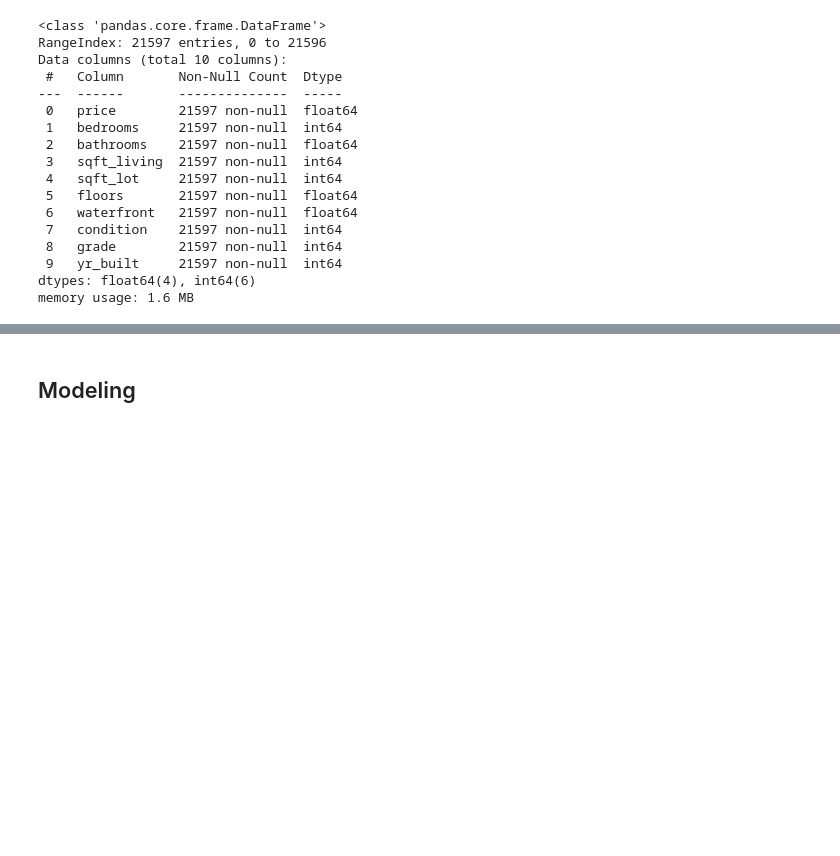
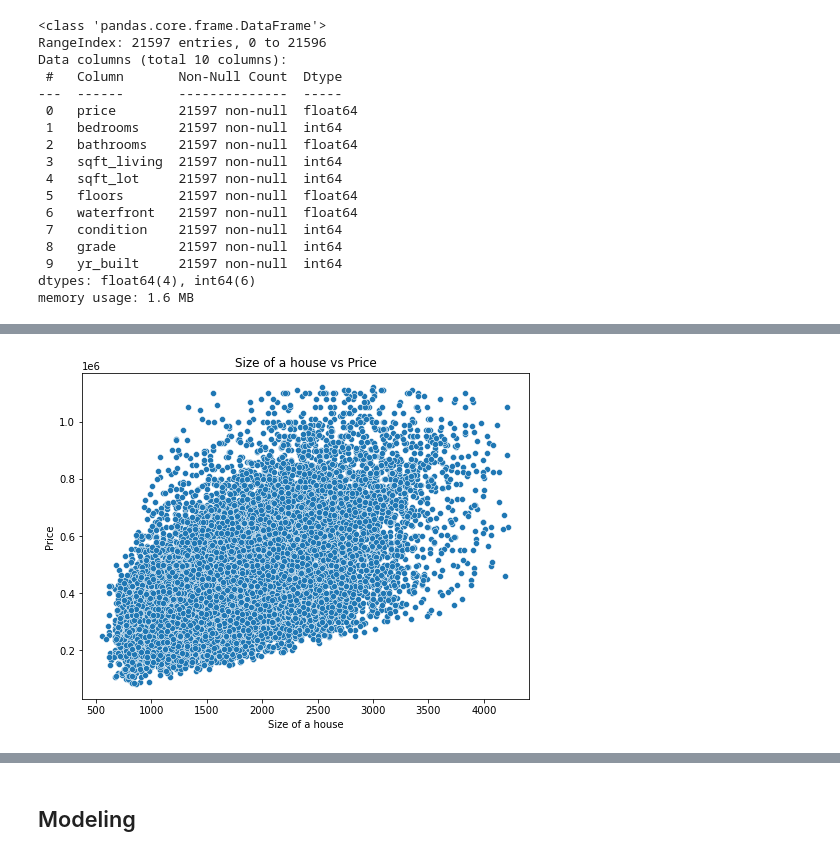
Before and after one commit to Leila-Nyambura/king-county-house-price-prediction-LRM, a Jupyter notebook: Edwin.ipynb, the cells around one changed output, grey strips where cells are left out. Saved outputs shown, nothing was run; the diff lists cells and outputs as text; code cells hidden in the pictures; blank space fills up the shorter version.

```diff
--- a/Edwin.ipynb
+++ b/Edwin.ipynb
@@ -178,0 +242,15 @@ sns.pairplot(df)
+# %%
+# Calculate IQR for selected columns
+Q1 = df.quantile(0.25)
+Q3 = df.quantile(0.75)
+IQR = Q3 - Q1
+
+# Define outlier boundaries
+lower_bound = Q1 - 1.5 * IQR
+upper_bound = Q3 + 1.5 * IQR
+
+# Find outliers
+outliers = ((df < lower_bound) | (df > upper_bound)).any(axis=1)
+
+# Print indices of outliers
+outlier_indices = df.index[outliers]
@@ -178,0 +272,9 @@ sns.pairplot(df)
+# %%
+plt.figure(figsize=(8, 6))
+sns.scatterplot(x='sqft_living', y='price', data=df)
+plt.title('Size of a house vs Price')
+plt.xlabel('Size of a house')
+plt.ylabel('Price')
+plt.show()
+# %% [output]
+[figure, added]
```
Also changed, not shown: parts of 49 cells of this notebook.
